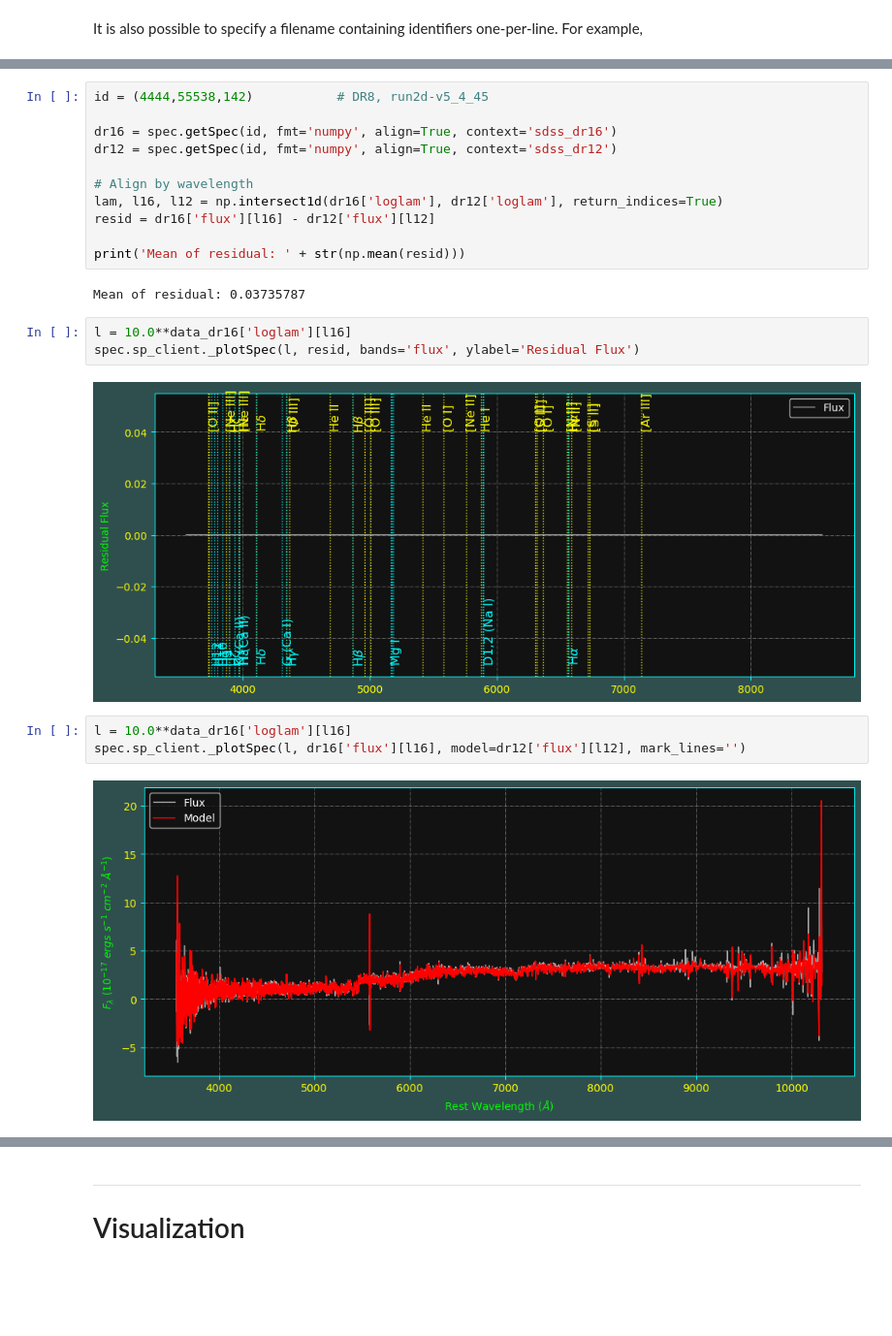
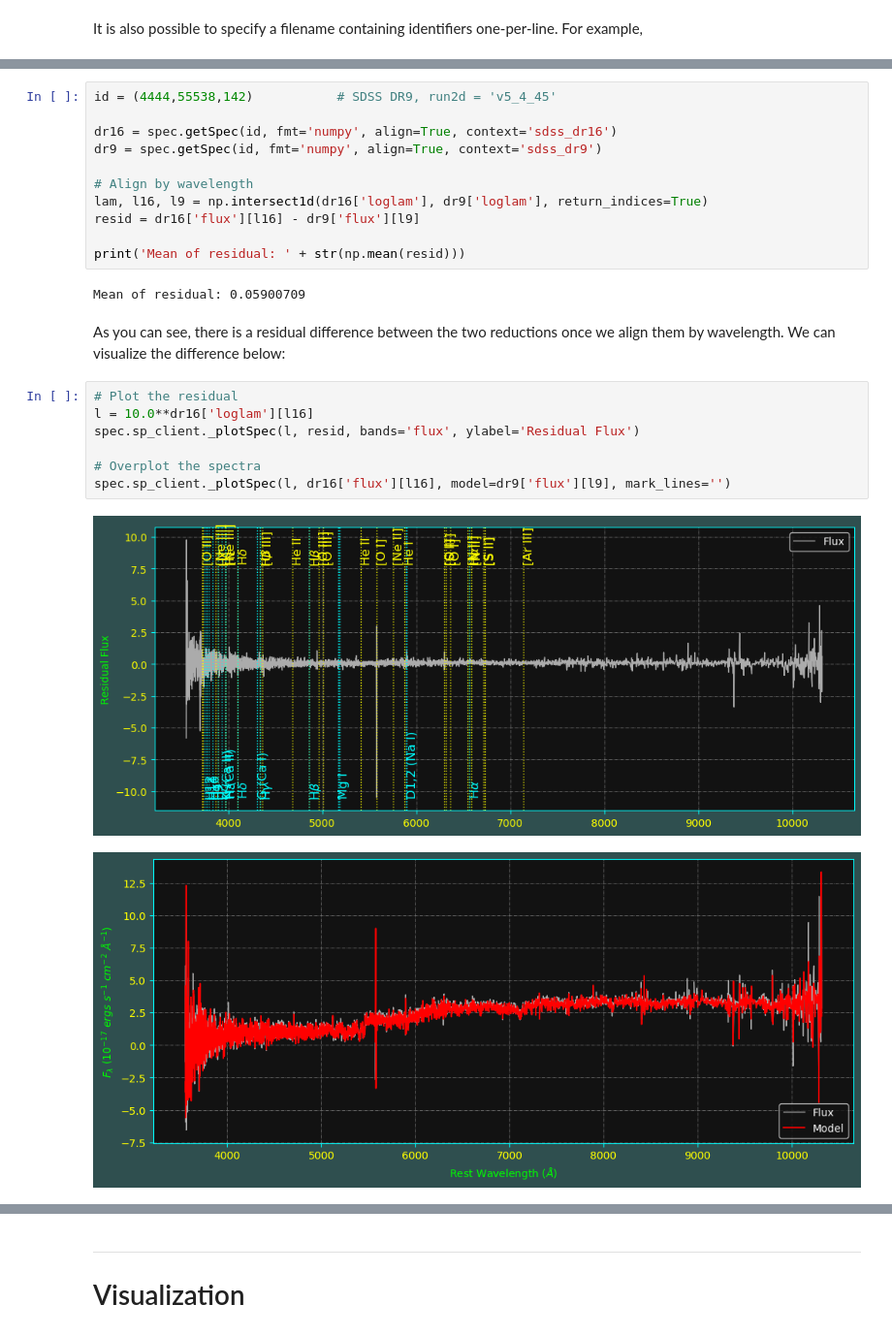
Before and after one commit to mjfitzpatrick/specserver, a Jupyter notebook: doc/SDSS_client_v2.ipynb, the cells around one changed output, grey strips where cells are left out. Shown at 97% size. Saved outputs shown, nothing was run; the diff lists cells and outputs as text; blank space fills up the shorter version.

```diff
--- a/doc/SDSS_client_v2.ipynb
+++ b/doc/SDSS_client_v2.ipynb
@@ -538,23 +640,25 @@ Contexts ....
 # %%
-id = (4444,55538,142)           # DR8, run2d-v5_4_45
+id = (4444,55538,142)           # SDSS DR9, run2d = 'v5_4_45'
 
 dr16 = spec.getSpec(id, fmt='numpy', align=True, context='sdss_dr16')
-dr12 = spec.getSpec(id, fmt='numpy', align=True, context='sdss_dr12')
+dr9 = spec.getSpec(id, fmt='numpy', align=True, context='sdss_dr9')
 
 # Align by wavelength
-lam, l16, l12 = np.intersect1d(dr16['loglam'], dr12['loglam'], return_indices=True)
-resid = dr16['flux'][l16] - dr12['flux'][l12]
+lam, l16, l9 = np.intersect1d(dr16['loglam'], dr9['loglam'], return_indices=True)
+resid = dr16['flux'][l16] - dr9['flux'][l9]
 
 print('Mean of residual: ' + str(np.mean(resid)))
 # %% [output]
-Mean of residual: 0.03735787
+Mean of residual: 0.05900709
+# %% [markdown]
+As you can see, there is a residual difference between the two reductions once we align them by wavelength.  We can visualize the difference below:
 # %%
-l = 10.0**data_dr16['loglam'][l16]
+# Plot the residual
+l = 10.0**dr16['loglam'][l16]
 spec.sp_client._plotSpec(l, resid, bands='flux', ylabel='Residual Flux')
+
+# Overplot the spectra
+spec.sp_client._plotSpec(l, dr16['flux'][l16], model=dr9['flux'][l9], mark_lines='')
 # %% [output]
-[figure, old version]
+[figure, new version]
+[figure, added]
-# %%
-l = 10.0**data_dr16['loglam'][l16]
-spec.sp_client._plotSpec(l, dr16['flux'][l16], model=dr12['flux'][l12], mark_lines='')
-# %% [output]
-[figure, removed]
```
Also changed, not shown: parts of 48 cells of this notebook, 1 other file.
